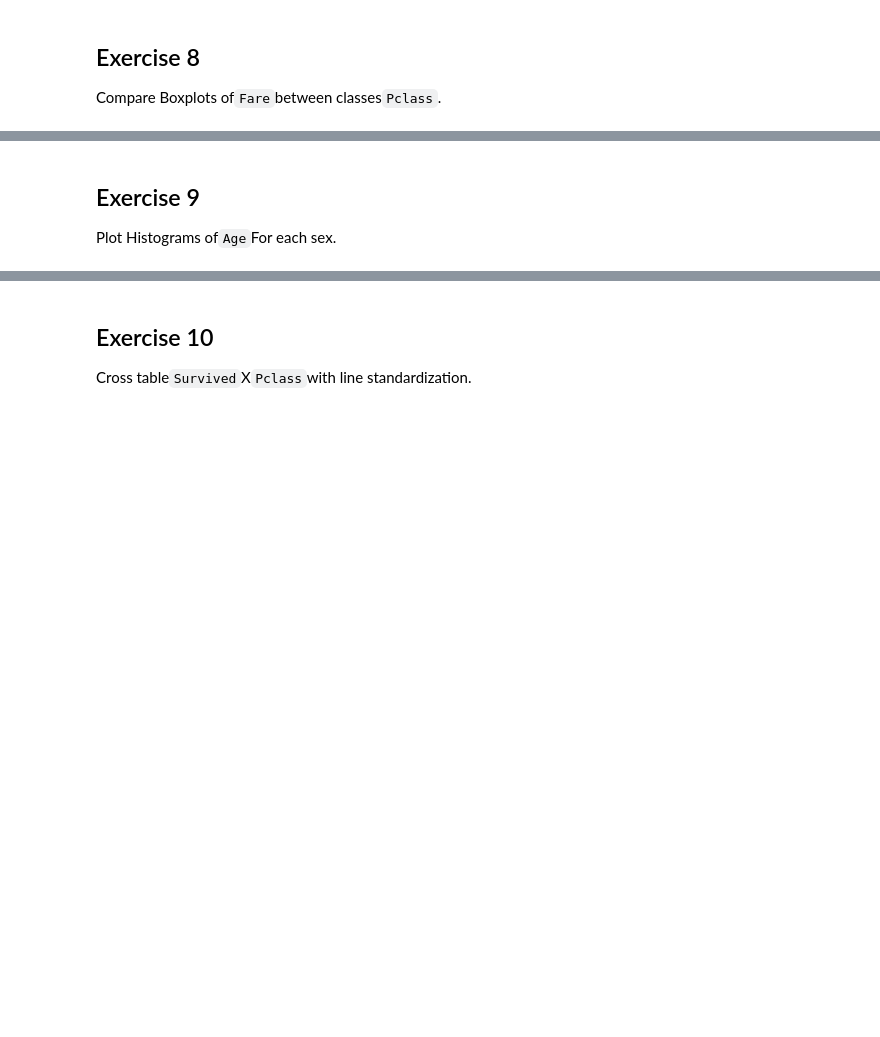
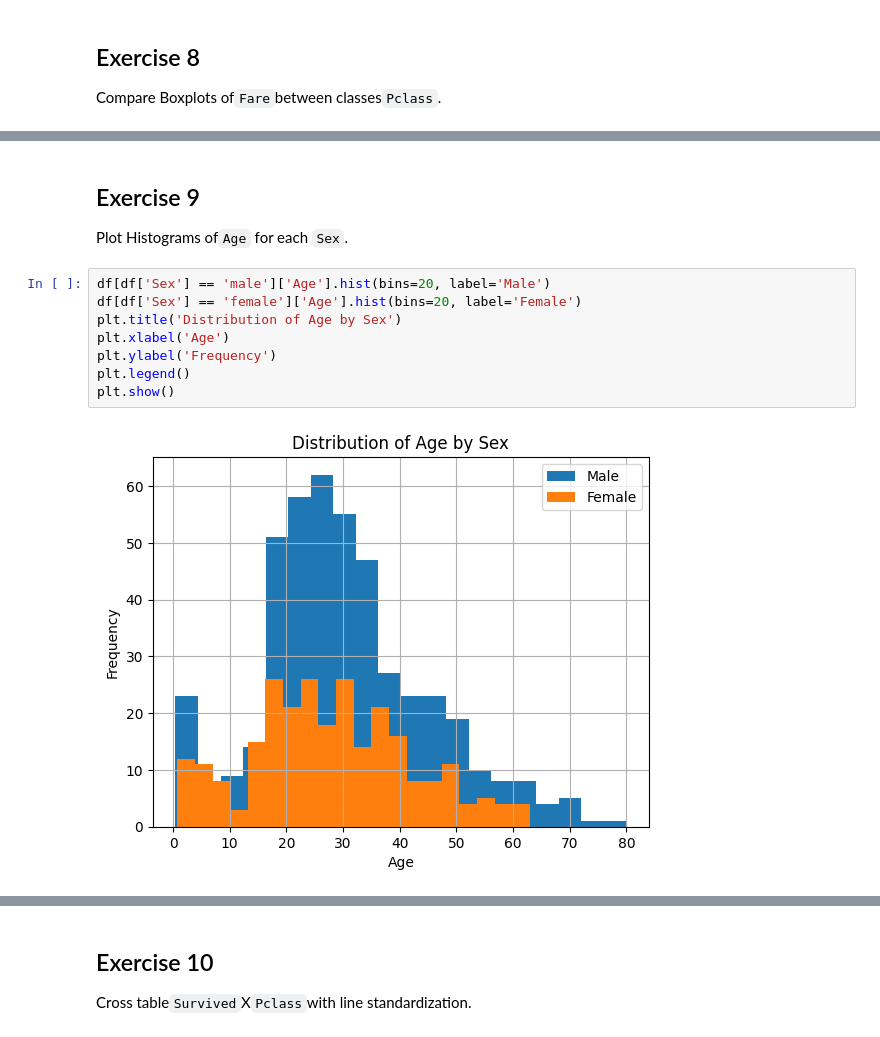
Before and after one commit to tgvp/Data-Science, a Jupyter notebook: Week_3/ds-pr-week-3-solution.ipynb, the cells around one changed output, grey strips where cells are left out. Saved outputs shown, nothing was run; the diff lists cells and outputs as text; blank space fills up the shorter version.

```diff
--- a/Week_3/ds-pr-week-3-solution.ipynb
+++ b/Week_3/ds-pr-week-3-solution.ipynb
@@ -464,5 +501,15 @@ plt.show()
 [figure]
 # %% [markdown]
 ## Exercise 9
-Plot Histograms of`Age`For each sex.
+Plot Histograms of`Age` for each `Sex`.
+# %%
+df[df['Sex'] == 'male']['Age'].hist(bins=20, label='Male')
+df[df['Sex'] == 'female']['Age'].hist(bins=20, label='Female')
+plt.title('Distribution of Age by Sex')
+plt.xlabel('Age')
+plt.ylabel('Frequency')
+plt.legend()
+plt.show()
+# %% [output]
+[figure, added]
 # %%
```
Also changed, not shown: parts of 5 cells of this notebook.
